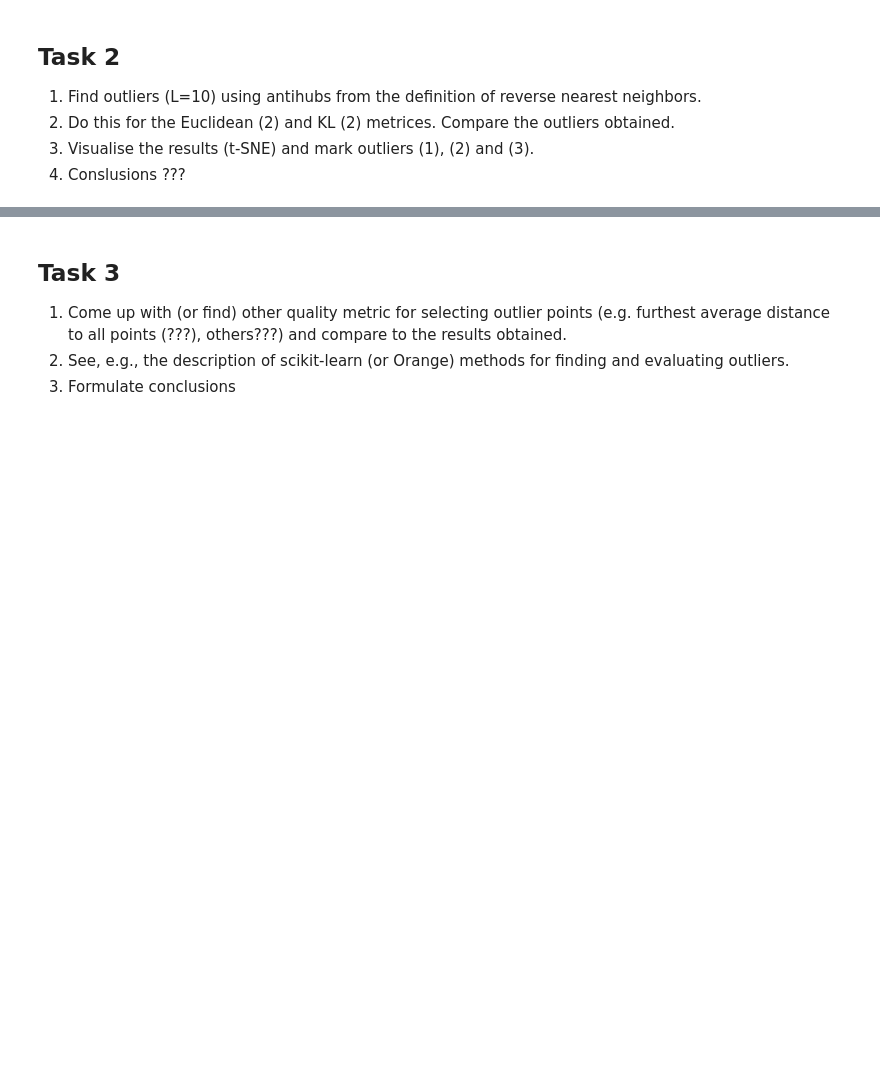
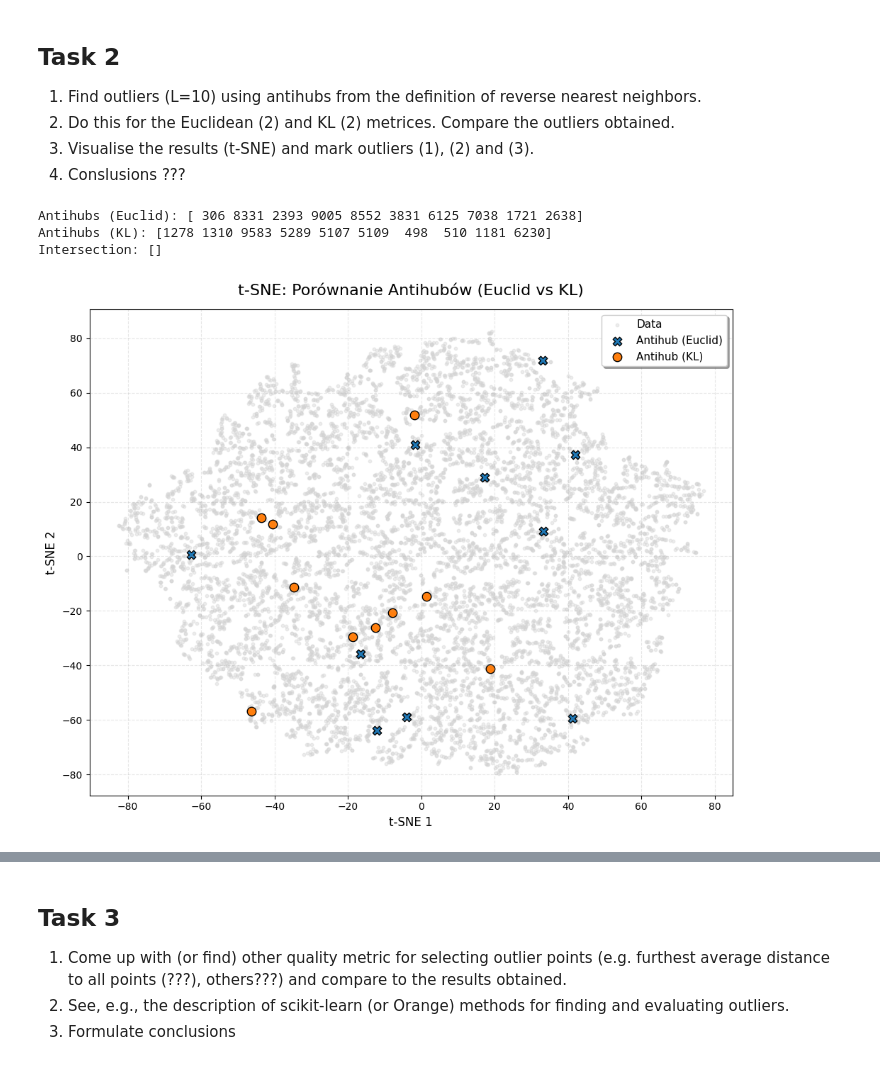
Before and after one commit to PiotrBra/MachineLearning, a Jupyter notebook: lab4/lab4.ipynb, the cells around one changed output, grey strips where cells are left out. Saved outputs shown, nothing was run; the diff lists cells and outputs as text; code cells hidden in the pictures; blank space fills up the shorter version.

```diff
--- a/lab4/lab4.ipynb
+++ b/lab4/lab4.ipynb
@@ -150,4 +237,70 @@ Wniosek:
 3. Visualise the results (t-SNE) and mark outliers (1), (2) and (3).
 4. Conslusions ???
 # %%
-## task 2
+from matplotlib import cm
+def compute_antihub_outliers(X: np.ndarray, D: np.ndarray, k: int = 20, L: int = 10):
+    m = X.shape[0]
+    # znajdź k-NN dla każdego punktu na podstawie macierzy D
+    neighbors = np.argpartition(D, k+1, axis=1)[:, 1:k+1]
+    # zlicz, ile razy każdy punkt pojawia się jako sąsiad innych
+    counts = np.zeros(m, dtype=int)
+    for neigh in neighbors:
+        for j in neigh:
+            counts[j] += 1
+    # najmniejsze counts -> najbardziej "antihub"
+    idx = np.argsort(counts)[:L]
+    return idx, counts
+L = 10
+k = 20
+
+# 2. Obliczenie antyhubów dla metryk Euklides i KL
+idx_anti_euc, counts_euc = compute_antihub_outliers(X_5, D_euc_5, k=k, L=L)
+idx_anti_kl,  counts_kl  = compute_antihub_outliers(X_5, D_kl_5,  k=k, L=L)
+
+overlap = np.intersect1d(idx_anti_euc, idx_anti_kl)
+print('Antihubs (Euclid):', idx_anti_euc)
+print('Antihubs (KL):',    idx_anti_kl)
+print('Intersection:',     overlap)
+
+# 3. Wizualizacja t-SNE
+# compute t-SNE embedding
+tsne = TSNE(n_components=2, init='pca', random_state=42)
+X2 = tsne.fit_transform(X_5)
+
+# przygotowanie kolorów i markerów
+labels = {
+    'Antihub (Euclid)': {'idx': idx_anti_euc, 'marker': 'X', 'color': cm.tab10(0)},
+    'Antihub (KL)':    {'idx': idx_anti_kl,  'marker': 'o', 'color': cm.tab10(1)},
+}
+if overlap.size > 0:
+    labels['Intersection'] = {'idx': overlap, 'marker': 's', 'color': cm.tab10(2)}
+
+plt.figure(figsize=(10, 8))
+# tło: wszystkie punkty
+plt.scatter(X2[:,0], X2[:,1], s=10, color='lightgray', alpha=0.4, label='Data')
+
+# nakładanie antyhubów
+for name, props in labels.items():
+    pts = props['idx']
+    plt.scatter(
+        X2[pts,0], X2[pts,1],
+        s=80,
+        marker=props['marker'],
+        edgecolor='black',
+        color=props['color'],
+        label=name
+    )
+
+# ulepszenia estetyczne
+plt.title('t-SNE: Porównanie Antihubów (Euclid vs KL)', fontsize=16, pad=15)
+plt.xlabel('t-SNE 1', fontsize=12)
+plt.ylabel('t-SNE 2', fontsize=12)
+plt.legend(loc='upper right', fontsize=11, frameon=True, shadow=True)
+plt.grid(True, linestyle='--', alpha=0.3)
+plt.tight_layout()
+plt.show()
+# %% [output]
+Antihubs (Euclid): [ 306 8331 2393 9005 8552 3831 6125 7038 1721 2638]
+Antihubs (KL): [1278 1310 9583 5289 5107 5109  498  510 1181 6230]
+Intersection: []
+[figure, added]
```
Also changed, not shown: parts of 8 cells of this notebook.
